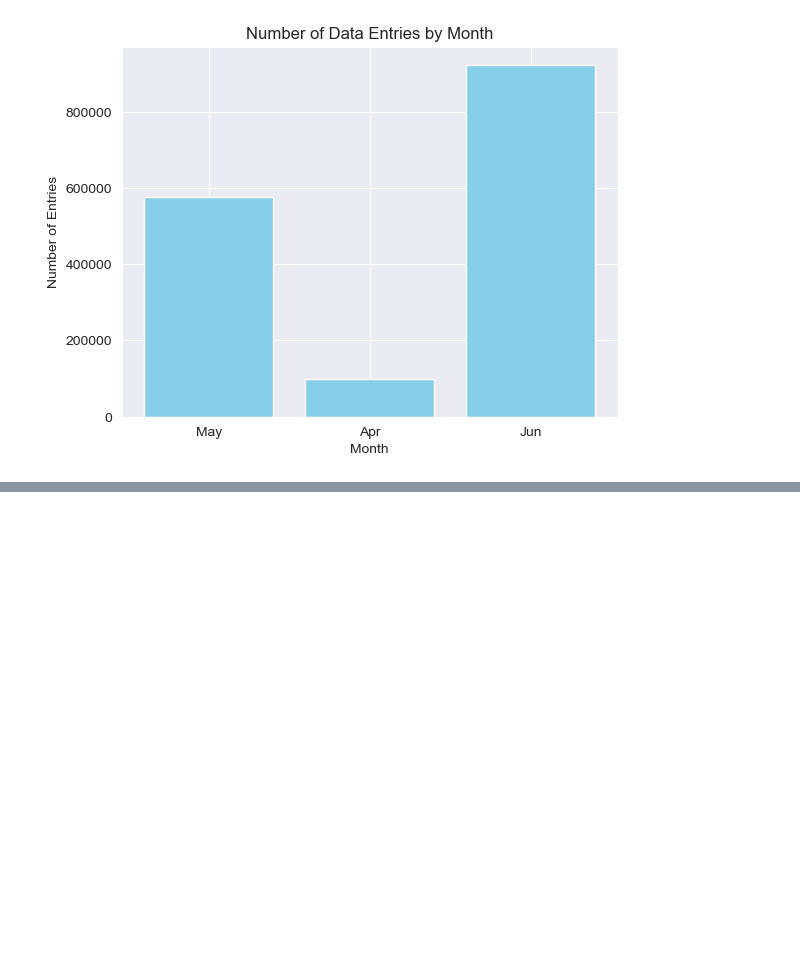
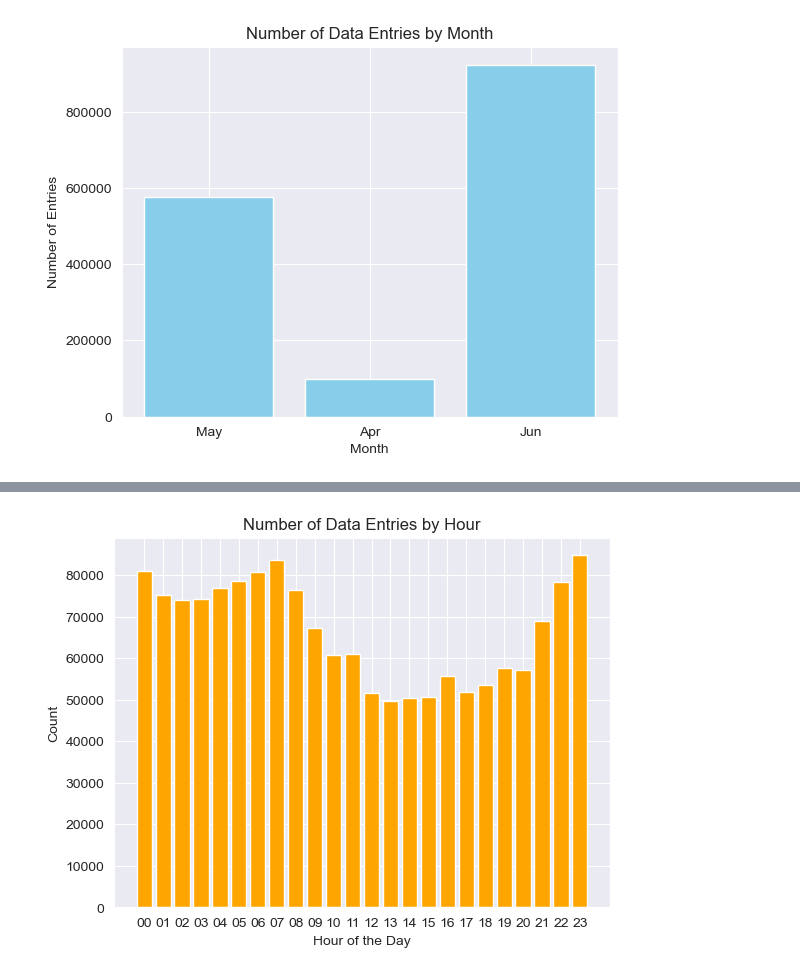
Before and after one commit to mkiel01/Twitter_Sentiment_Analysis, a Jupyter notebook: initial_vizualization.ipynb, the cells around one changed output, grey strips where cells are left out. Drawn from its saved outputs; the diff is of its cells as text; code cells hidden in the pictures; blank space fills up the shorter version.

```diff
--- a/initial_vizualization.ipynb
+++ b/initial_vizualization.ipynb
@@ -177,0 +204,27 @@ plt.show()
+# %%
+# zrob od godziny zalezne
+import pandas as pd
+import matplotlib.pyplot as plt
+
+# Assuming dataset is your DataFrame containing the date column
+hours_data = {}
+
+# Extract hour from each date
+for date_str in dataset['date']:
+    hour = date_str.split(" ")[3].split(":")[0]  # Extract hour part
+    if hour in hours_data:
+        hours_data[hour] += 1
+    else:
+        hours_data[hour] = 1
+
+# Sort dictionary by keys (hours)
+hours_data = dict(sorted(hours_data.items()))
+
+# Plotting the distribution of hours
+plt.bar(hours_data.keys(), hours_data.values(), color='orange')
+plt.title('Number of Data Entries by Hour')
+plt.xlabel('Hour of the Day')
+plt.ylabel('Count')
+plt.show()
+# %% [output]
+[figure, added]
```
Also changed, not shown: parts of 22 cells of this notebook, 1 other file.
